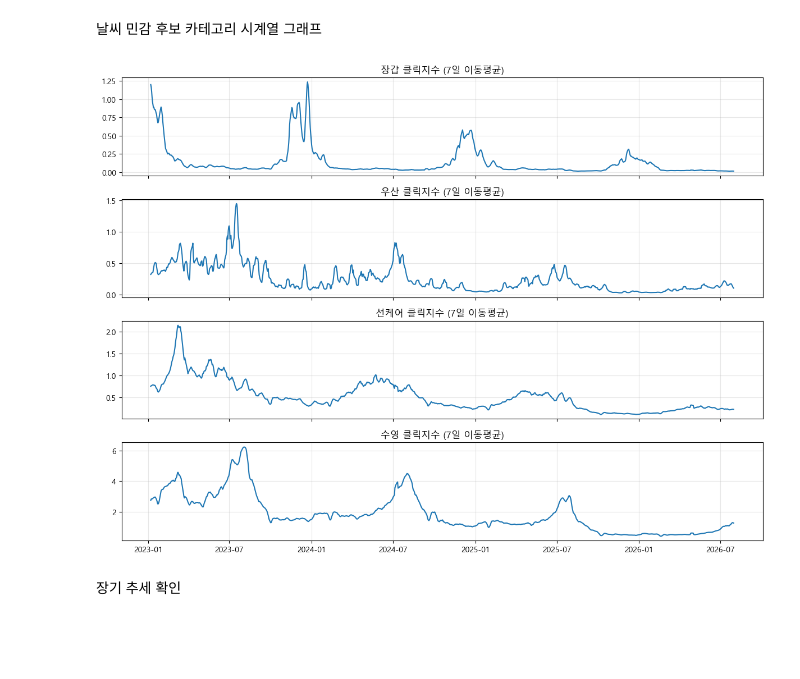
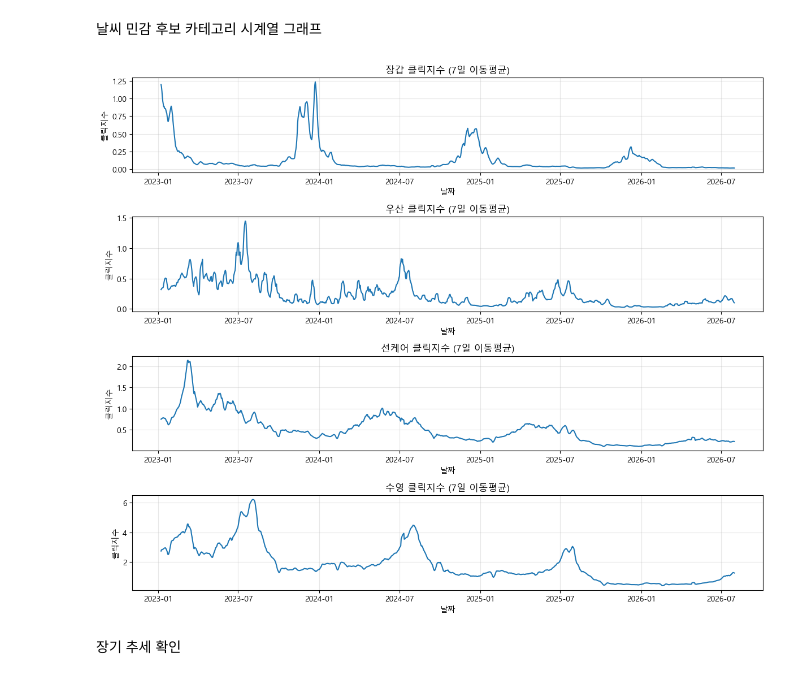
Before and after one commit to jieunseo02/weather_fit, a Jupyter notebook: notebooks/preview_eda.ipynb, the cells around one changed output. Cells and saved outputs as stored; diff of their text form; code cells hidden in the pictures; blank space fills up the shorter version.

```diff
--- a/notebooks/preview_eda.ipynb
+++ b/notebooks/preview_eda.ipynb
@@ -358,24 +425,33 @@ display(t1_wide.head(3))
 # %% [markdown]
 날씨 민감 후보 카테고리 시계열 그래프
 # %%
+# [진행 중] 카테고리 클릭지수 7일 이동평균 시계열 (x축 눈금·라벨 추가 버전)
 # 일별 값은 요일 효과(주말/평일) 때문에 들쭉날쭉해서 큰 흐름이 안 보인다.
 # 7일 평균을 내면 요일 효과가 줄어 계절 패턴이 잘 드러난다.
+# [수정 이유] 멘토님 지적: x축이 없다. sharex=True는 맨 아래 그래프만 x축 눈금을 보여 줘서,
+#             위 세 그래프에도 눈금을 켜고(tick_params) 축 이름(set_xlabel)을 명시했다.
 import matplotlib.pyplot as plt
+import matplotlib.dates as mdates
 
 plt.rcParams['font.family'] = 'Malgun Gothic'   # Windows 기준. macOS는 'AppleGothic'
 plt.rcParams['axes.unicode_minus'] = False
 
 targets = ['장갑', '우산', '선케어', '수영']
 
-fig, axes = plt.subplots(len(targets), 1, figsize=(12, 9), sharex=True)
+fig, axes = plt.subplots(len(targets), 1, figsize=(12, 10), sharex=True)
 for ax, name in zip(axes, targets):
     ax.plot(t1_wide.index, t1_wide[name].rolling(7).mean())
     ax.set_title(f'{name} 클릭지수 (7일 이동평균)')
+    ax.set_ylabel('클릭지수')                                        # y축 이름도 명시
+    ax.set_xlabel('날짜')                                            # x축 이름
+    ax.tick_params(labelbottom=True)                                 # 위쪽 그래프에도 x축 눈금 라벨 표시
+    ax.xaxis.set_major_locator(mdates.MonthLocator(bymonth=[1, 7]))  # 1월·7월마다 눈금 (계절이 보이도록)
+    ax.xaxis.set_major_formatter(mdates.DateFormatter('%Y-%m'))
     ax.grid(True, alpha=0.3)
 plt.tight_layout()
 plt.show()
 # %% [output]
-[figure, old version]
+[figure, new version]
 # %% [markdown]
 장기 추세 확인
 # %%
```
Also changed, not shown: parts of 78 cells of this notebook, 13 other files.
